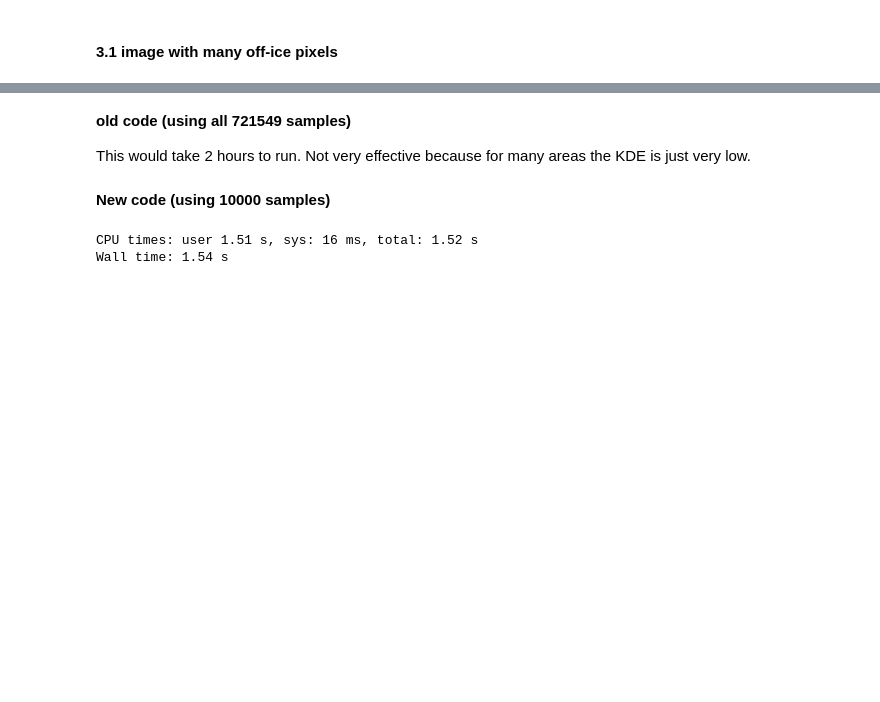
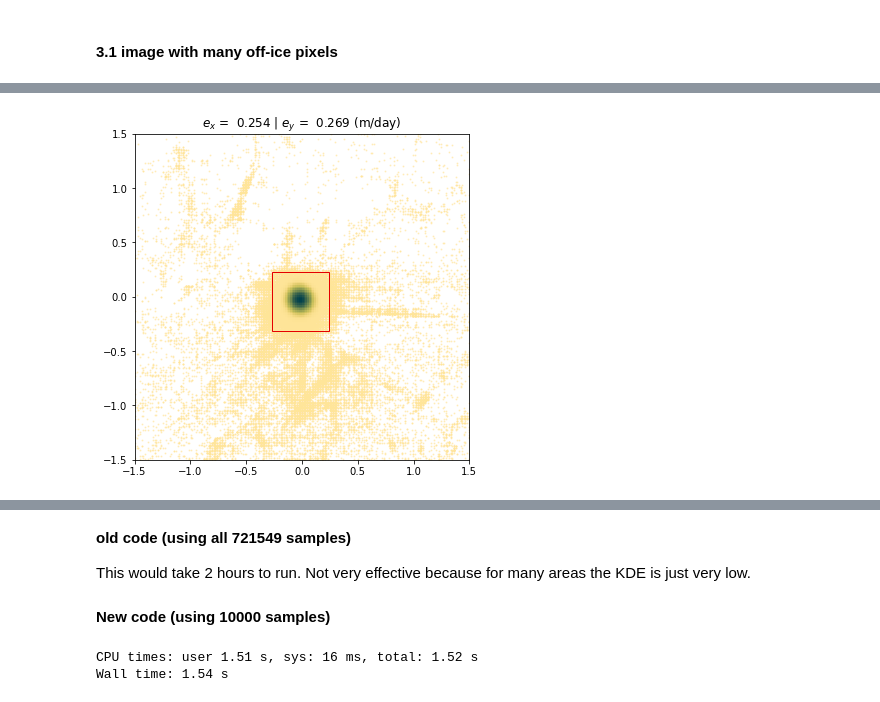
Before and after one commit to whyjz/GLAFT, a Jupyter notebook: notebooks/stable_area_error_assessment/metric_off-ice-error_supplemental.ipynb, the cells around one changed output, grey strips where cells are left out. Saved outputs shown, nothing was run; the diff lists cells and outputs as text; code cells hidden in the pictures; blank space fills up the shorter version.

```diff
--- a/notebooks/stable_area_error_assessment/metric_off-ice-error_supplemental.ipynb
+++ b/notebooks/stable_area_error_assessment/metric_off-ice-error_supplemental.ipynb
@@ -16,3 +18,5 @@ in_shp = '../../data/shapefiles/bedrock_V1.shp'
 # CARST files (Vx and Vy)
 carst_geotiff_x = '/home/jovyan/Projects/PX_comparison/PX/CARST/20180304_20180405_LS8-061018_chip32_skip1_Gau/20180304-20180405_velo-raw_vx.tif'
 carst_geotiff_y = '/home/jovyan/Projects/PX_comparison/PX/CARST/20180304_20180405_LS8-061018_chip32_skip1_Gau/20180304-20180405_velo-raw_vy.tif'
+# %%
+exp = glaft.Velocity(vxfile=carst_geotiff_x, vyfile=carst_geotiff_y, static_area=in_shp, kde_gridsize=60)
@@ -18,0 +40,12 @@ carst_geotiff_y = '/home/jovyan/Projects/PX_comparison/PX/CARST/20180304_2018040
+# %%
+fig, ax = plt.subplots(1, 1, figsize=(6, 6))
+exp.plot_zoomed_extent(ax=ax)
+ax.set_xlim(-1.5, 1.5)
+ax.set_ylim(-1.5, 1.5)
+pt_style = {        's': 1,
+                            'color': 'xkcd:orange',
+                        'edgecolor': None,
+                            'alpha': 0.5}
+# ax.scatter(exp.xy[0, :], exp.xy[1, :], **pt_style)
+# %% [output]
+[figure, added]
```
Also changed, not shown: parts of 15 cells of this notebook, 1 other file.
